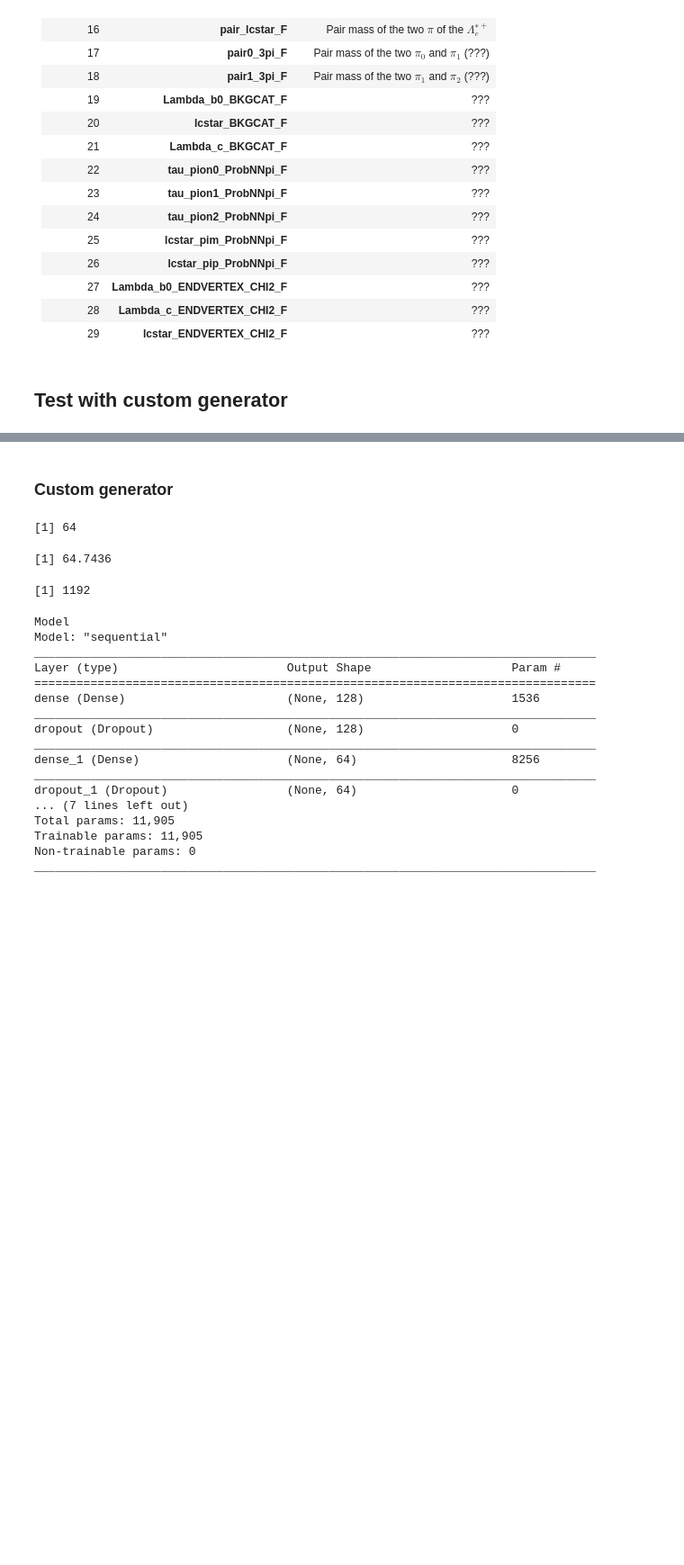
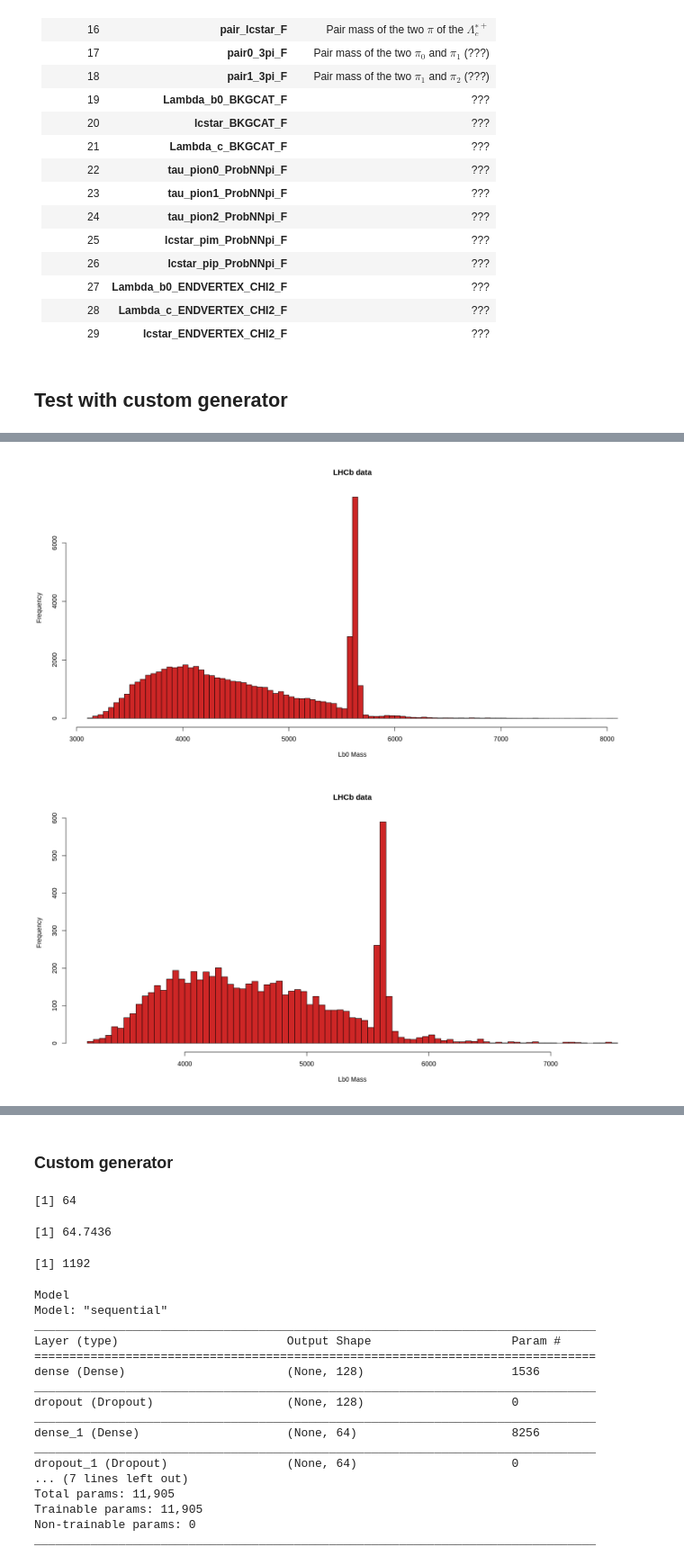
Before and after one commit to mastrovalentz/Adv_Stat_Final_Project, a Jupyter notebook: Tuner_Rocco.ipynb, the cells around one changed output, grey strips where cells are left out. Shown: that part at 90% size. Cells and saved outputs as stored; diff of their text form; code cells hidden in the pictures; blank space fills up the shorter version.

```diff
--- a/Tuner_Rocco.ipynb
+++ b/Tuner_Rocco.ipynb
@@ -150,7 +152,7 @@ tr_frac      <- 0.8
 # x_train_sig <- as.matrix(data.sig[ 1: as.integer(nrow(data.sig)*tr_frac), sel_features])
 # x_test_bkg  <- as.matrix(data.bkg[-1:-as.integer(nrow(data.bkg)*tr_frac), sel_features])
 # x_test_sig  <- as.matrix(data.sig[-1:-as.integer(nrow(data.sig)*tr_frac), sel_features])
-x_train_bkg <- as.matrix(data.bkg[ 1:10000, sel_features])
+x_train_bkg <- as.matrix(data.bkg[ 1:50000, sel_features])
 x_train_sig <- as.matrix(data.sig[        , sel_features])
 x_test_bkg  <- as.matrix(data.bkg[-1:-as.integer(nrow(data.bkg)*tr_frac), sel_features])
 x_test_sig  <- as.matrix(data.sig[-1:-as.integer(nrow(data.sig)*tr_frac), sel_features])
@@ -189,9 +191,10 @@ y_test  <- y_test [shuffle_test]
 x_train <- scale(x_train)
 x_test  <- scale(x_test )
 
-#x_lhcb <- as.matrix(data.lhcb[, sel_features])
-x_lhcb <- as.matrix(data.cutted.lhcb[, sel_features])
+x_lhcb <- as.matrix(data.lhcb[, sel_features])
 x_lhcb <- scale(x_lhcb)
+x_cutted_lhcb <- as.matrix(data.cutted.lhcb[, sel_features])
+x_cutted_lhcb <- scale(x_cutted_lhcb)
 # %%
 build_model <- function(params){
     model <- keras_model_sequential()
@@ -242,0 +283,21 @@ CUSTOM_GENERATOR = TRUE
+# %%
+model <- build_model(myParams)
+model
+
+batch_size_bkg  <-  500
+batch_size_sig  <-  500
+epochs          <-  100
+steps_per_epoch <-   64
+patience        <- epochs/10
+
+for (i in 1:epochs) {
+    if (i%%patience == 0) {
+        message("Epoch ", i)
+    }
+    for (j in 1:steps_per_epoch) {
+        rows_bkg <- sample(1:nrow(x_train_bkg), batch_size_bkg, replace = TRUE)
+        rows_sig <- sample(1:nrow(x_train_sig), batch_size_sig, replace = TRUE)
+
+        model %>% train_on_batch(rbind(x_train_bkg[rows_bkg,], x_train_sig[rows_sig,]), c(y_train_bkg[rows_bkg], y_train_sig[rows_sig]))
+    }
+}
@@ -242,0 +341,3 @@ CUSTOM_GENERATOR = TRUE
+# %%
+y_lhcb        <- model %>% predict_classes(x_lhcb)
+y_cutted_lhcb <- model %>% predict_classes(x_cutted_lhcb)
@@ -242,0 +358,6 @@ CUSTOM_GENERATOR = TRUE
+# %%
+hist(data.cutted.lhcb$Lambda_b0_MM_F[y_cutted_lhcb==0], breaks=100, col="firebrick3", xlab="Lb0 Mass", main="LHCb data",  probability=FALSE)
+hist(data.cutted.lhcb$Lambda_b0_MM_F[y_cutted_lhcb==1], breaks=100, col="firebrick3", xlab="Lb0 Mass", main="LHCb data",  probability=FALSE)
+# %% [output]
+[figure, added]
+[figure, added]
```
Also changed, not shown: parts of 24 cells of this notebook.
